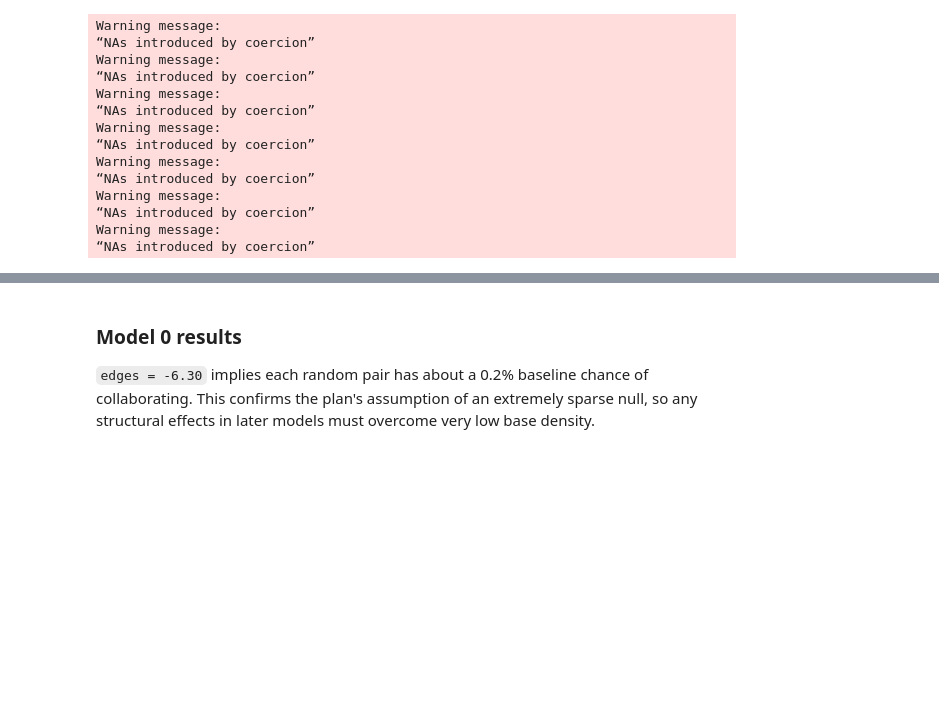
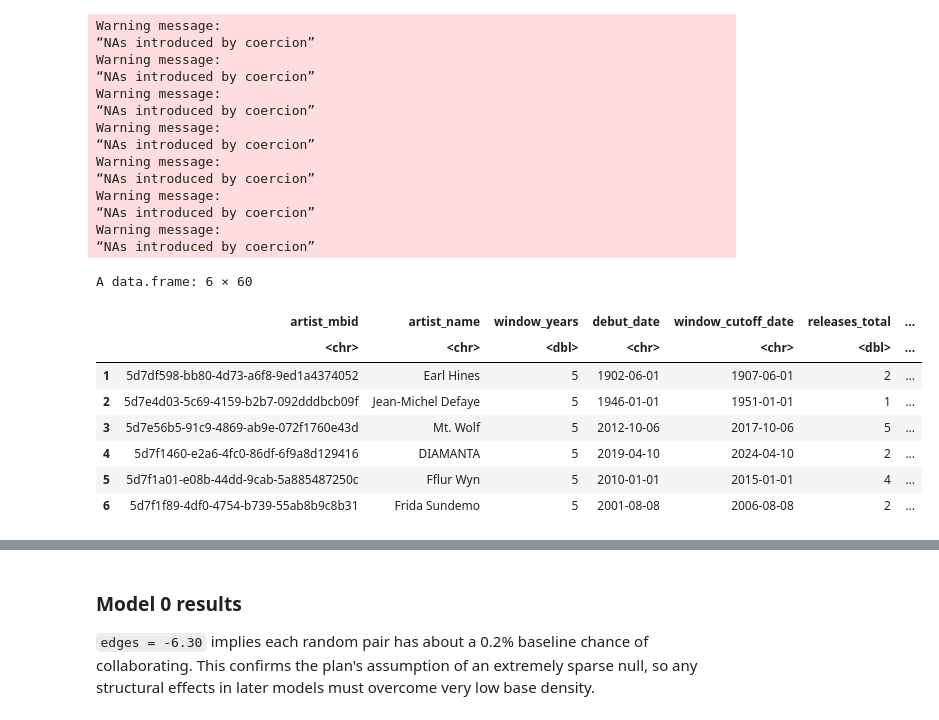
Before and after one commit to TheDeafOne/collaborative-success-research, a Jupyter notebook: network_construction/ergm_new_features.ipynb, the cells around one changed output, grey strips where cells are left out. Drawn from its saved outputs; the diff is of its cells as text; code cells hidden in the pictures; blank space fills up the shorter version.

```diff
--- a/network_construction/ergm_new_features.ipynb
+++ b/network_construction/ergm_new_features.ipynb
@@ -170,0 +207,12 @@ mean_team_size_cowrite_joint_mat <- edge_cov_mats[["mean_team_size_cowrite_joint
+# %%
+head(nodes_df)
+# %% [output]
+A data.frame: 6 × 60
+|  | artist_mbid | artist_name | window_years | debut_date | window_cutoff_date | releases_total | ... |
+|  | <chr> | <chr> | <dbl> | <chr> | <chr> | <dbl> | ... |
+| 1 | 5d7df598-bb80-4d73-a6f8-9ed1a4374052 | Earl Hines | 5 | 1902-06-01 | 1907-06-01 | 2 | ... |
+| 2 | 5d7e4d03-5c69-4159-b2b7-092dddbcb09f | Jean‐Michel Defaye | 5 | 1946-01-01 | 1951-01-01 | 1 | ... |
+| 3 | 5d7e56b5-91c9-4869-ab9e-072f1760e43d | Mt. Wolf | 5 | 2012-10-06 | 2017-10-06 | 5 | ... |
+| 4 | 5d7f1460-e2a6-4fc0-86df-6f9a8d129416 | DIAMANTA | 5 | 2019-04-10 | 2024-04-10 | 2 | ... |
+| 5 | 5d7f1a01-e08b-44dd-9cab-5a885487250c | Fflur Wyn | 5 | 2010-01-01 | 2015-01-01 | 4 | ... |
+| 6 | 5d7f1f89-4df0-4754-b739-55ab8b9c8b31 | Frida Sundemo | 5 | 2001-08-08 | 2006-08-08 | 2 | ... |
```
Also changed, not shown: parts of 55 cells of this notebook, 3 other files.
